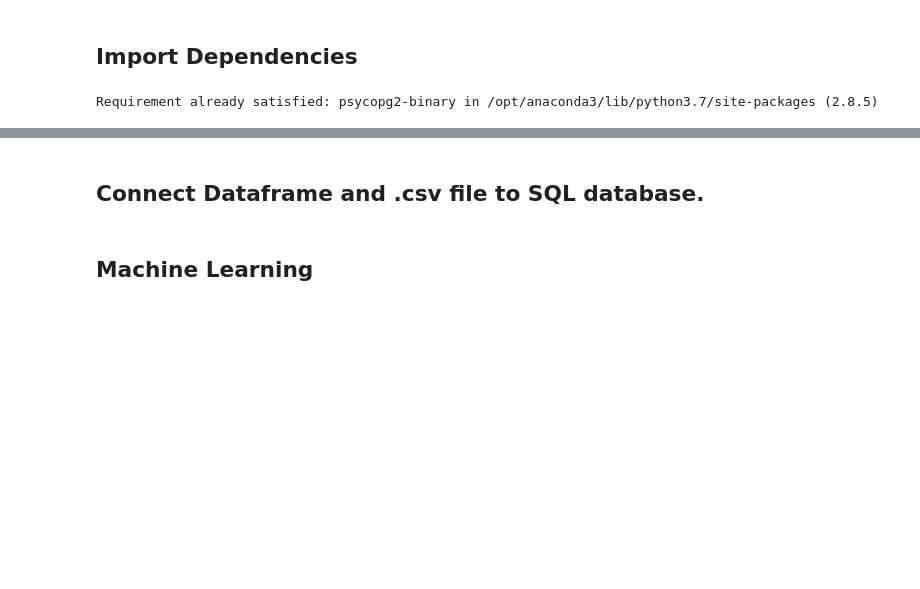
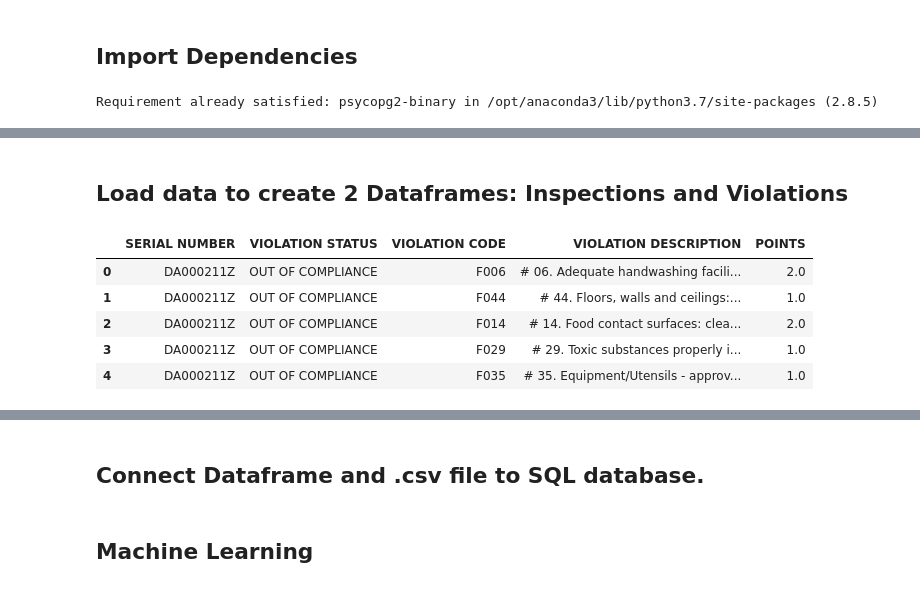
Before and after one commit to mcarter-00/Rats-in-the-Restaurants, a Jupyter notebook: SQL_ML.ipynb, the cells around one changed output, grey strips where cells are left out. Cells and saved outputs as stored; diff of their text form; code cells hidden in the pictures; blank space fills up the shorter version.

```diff
--- a/SQL_ML.ipynb
+++ b/SQL_ML.ipynb
@@ -27,3 +22,20 @@ from sklearn.preprocessing import StandardScaler,OneHotEncoder
 from sklearn.metrics import accuracy_score
 from sklearn.svm import SVC
 import tensorflow as tf
+# %% [markdown]
+## Load data to create 2 Dataframes: Inspections and Violations
+# %%
+# Get datasets using Los Angeles County API
+inspections_dataset = pd.read_csv("./Resources/LOS_ANGELES_COUNTY_RESTAURANT_AND_MARKET_INSPECTIONS.csv")
+violations_dataset = pd.read_csv("./Resources/LOS_ANGELES_COUNTY_RESTAURANT_AND_MARKET_VIOLATIONS.csv")
+# %%
+# Create Violations DataFrame
+violations_df = pd.DataFrame(violations_dataset)
+violations_df.head()
+# %% [output]
+|  | SERIAL NUMBER | VIOLATION STATUS | VIOLATION CODE | VIOLATION DESCRIPTION | POINTS |
+| 0 | DA000211Z | OUT OF COMPLIANCE | F006 | # 06. Adequate handwashing facili... | 2.0 |
+| 1 | DA000211Z | OUT OF COMPLIANCE | F044 | # 44. Floors, walls and ceilings:... | 1.0 |
+| 2 | DA000211Z | OUT OF COMPLIANCE | F014 | # 14. Food contact surfaces: clea... | 2.0 |
+| 3 | DA000211Z | OUT OF COMPLIANCE | F029 | # 29. Toxic substances properly i... | 1.0 |
+| 4 | DA000211Z | OUT OF COMPLIANCE | F035 | # 35. Equipment/Utensils - approv... | 1.0 |
```
Also changed, not shown: parts of 5 cells of this notebook.
